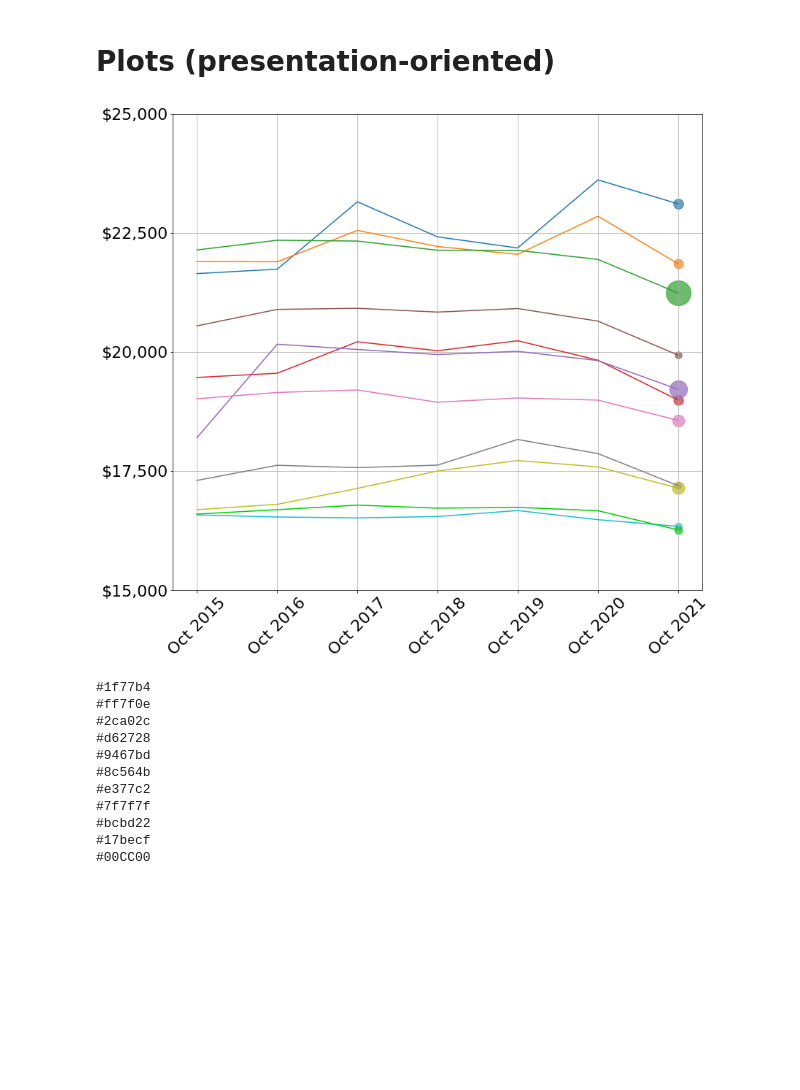
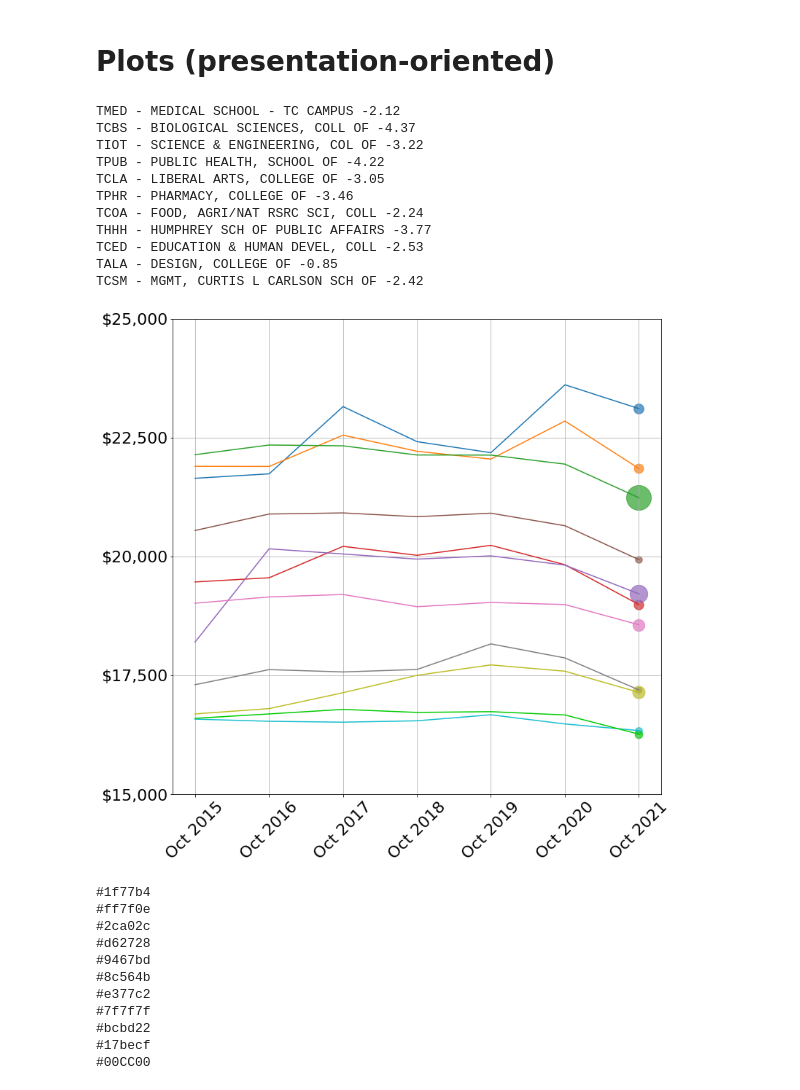
Before and after one commit to NicoAdams/umn_grad_pay_analysis, a Jupyter notebook: Generate_pay_plots.ipynb, the cells around one changed output. Saved outputs shown, nothing was run; the diff lists cells and outputs as text; code cells hidden in the pictures; blank space fills up the shorter version.

```diff
--- a/Generate_pay_plots.ipynb
+++ b/Generate_pay_plots.ipynb
@@ -182,8 +184,8 @@ plt.show()
 # %%
 # Plots the trend for an individual department/program
 
-targetDept, targetDeptShortname = '11098 - CSENG Chemistry Administration', 'Chemistry'
-# targetDept, targetDeptShortname = '11140 - CSENG Physics & Astron,Schl of', 'SPA'
+# targetDept, targetDeptShortname = '11098 - CSENG Chemistry Administration', 'Chemistry'
+targetDept, targetDeptShortname = '11140 - CSENG Physics & Astron,Schl of', 'Physics'
 
 dfDept = dfDeptSplit[dfDeptSplit['Department'] == targetDept]
 
@@ -200,7 +202,7 @@ for year in years:
 
 yearlyMeanPayDept = np.array(yearlyMeanPayDept)
 
-plt.figure(figsize=(6.5, 4)).patch.set_facecolor('w')
+plt.figure(figsize=(6, 4)).patch.set_facecolor('w')
 plt.plot(years, yearlyMeanPayDept, color='r', marker='o')
 for i in range(len(yearlyMeanPayDept)):
     pctChange = 100*(yearlyMeanPayDept[i] - yearlyMeanPayDept[0])/(yearlyMeanPayDept[0])
@@ -209,7 +211,6 @@ plt.xticks(years, labels=['%i-%i' % (y, y+1) for y in years], rotation=60)
 plt.xlim(years[0]-0.25, years[-1]+0.85)
 plt.yticks([27000, 28000, 29000, 30000], ['$27,000', '$28,000', '$29,000', '$30,000'])
 plt.grid(alpha=0.5)
-plt.ylabel('Mean 20 hour stipend\n(2021 dollars)', fontsize=12)
 plt.title('%s annual stipend, inflation adjusted\n(Assuming summer support)' % targetDeptShortname)
 plt.axhline(yearlyMeanPayDept[0], color='gray', linestyle='--', alpha=0.7)
 # %% [output]
@@ -363,35 +364,51 @@ biggestCurrColleges_WageSorted = list(sorted(biggestCurrColleges, key=lambda c:
 
 # Takes the indices of all October dates
 dateIndicesToPlot = [i for i in range(len(dates)) if dates[i][5:7]=='10']
 datesToPlot = [dates[i] for i in dateIndicesToPlot]
 dateOrdsToPlot = [dateOrds[i] for i in dateIndicesToPlot]
 dateYearsToPlot = [dateYears[i] for i in dateIndicesToPlot]
 datesPrettyToPlot = [datesPretty[i] for i in dateIndicesToPlot]
 
-plt.figure(figsize=(13,12)).patch.set_facecolor('w')
+plt.figure(figsize=(12,12)).patch.set_facecolor('w')
 colors = plt.rcParams['axes.prop_cycle'].by_key()['color'] + ['#00CC00']
 
 for collegeIdx, college in enumerate(biggestCurrColleges_WageSorted):
 
     if useMedian:
         wagesOverTime = [np.median(collegeDate2WageDistrib[(college,date)]) if len(collegeDate2WageDistrib[(college,date)])>=minimumCollegeSize else np.nan for date in datesToPlot]
     else:
         wagesOverTime = [np.mean(collegeDate2WageDistrib[(college,date)]) if len(collegeDate2WageDistrib[(college,date)])>=minimumCollegeSize else np.nan for date in datesToPlot]
     plt.plot(dateOrdsToPlot, wagesOverTime, label='(%i) %s' % (collegeCurrCounts[college], college), color=colors[collegeIdx])
     plt.scatter([dateOrdsToPlot[-1]], [wagesOverTime[-1]], s=collegeCurrCounts[college]*0.8, color=colors[collegeIdx], alpha=0.7)
 
+    # oct2021, oct2020 = datesToPlot[-1], datesToPlot[-2]
+    pctChange = '%.2f' % (100*(wagesOverTime[-1] - wagesOverTime[-2]) / wagesOverTime[-2])
+
+    print(college, pctChange)
+
 # plt.ylim(15, 35)
 plt.xticks(ticks=dateOrdsToPlot, labels=datesPrettyToPlot, rotation=45, fontsize=axisFontsize)
 if assumeSummerSupport:
     plt.yticks([17500, 20000, 22500, 25000, 27500, 30000], ['$17,500', '$20,000', '$22,500', '$25,000', '$27,500', '$30,000'], fontsize=axisFontsize)
 else:
     plt.yticks([15000, 17500, 20000, 22500, 25000], ['$15,000', '$17,500', '$20,000', '$22,500', '$25,000'], fontsize=axisFontsize)
 plt.grid(axis='both')
 
 # plt.title('In 2021 dollars: Average salary for a 50% appointment', fontsize=titleFontsize)
 plt.show()
 # %% [output]
+TMED - MEDICAL SCHOOL - TC CAMPUS -2.12
+TCBS - BIOLOGICAL SCIENCES, COLL OF -4.37
+TIOT - SCIENCE & ENGINEERING, COL OF -3.22
+TPUB - PUBLIC HEALTH, SCHOOL OF -4.22
+TCLA - LIBERAL ARTS, COLLEGE OF -3.05
+TPHR - PHARMACY, COLLEGE OF -3.46
+TCOA - FOOD, AGRI/NAT RSRC SCI, COLL -2.24
+THHH - HUMPHREY SCH OF PUBLIC AFFAIRS -3.77
+TCED - EDUCATION & HUMAN DEVEL, COLL -2.53
+TALA - DESIGN, COLLEGE OF -0.85
+TCSM - MGMT, CURTIS L CARLSON SCH OF -2.42
-[figure, old version]
+[figure, new version]
 # %%
 for c in colors: print(c)
 # %% [output]
```
Also changed, not shown: parts of 3 cells of this notebook.
